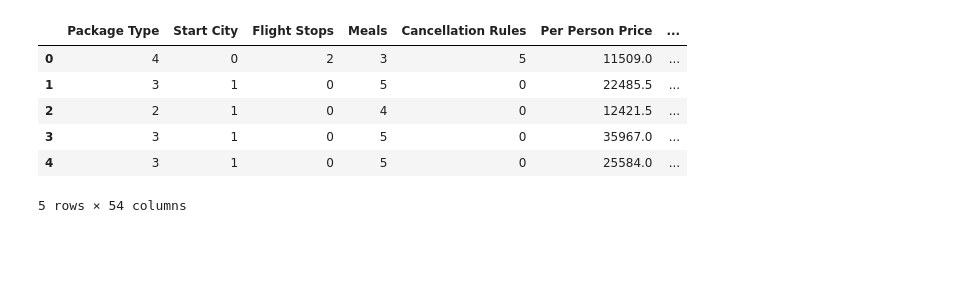
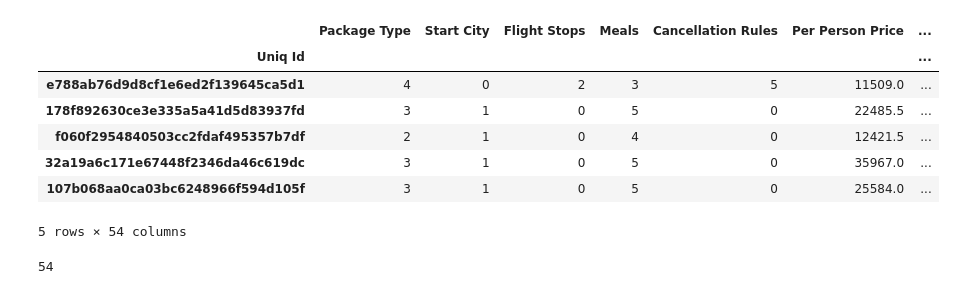
Before and after one commit to thunderock/machine_hack, a Jupyter notebook: price_prediction/modelling.ipynb, the cells around one changed output. Drawn from its saved outputs; the diff is of its cells as text; code cells hidden in the pictures; blank space fills up the shorter version.

```diff
--- a/price_prediction/modelling.ipynb
+++ b/price_prediction/modelling.ipynb
@@ -22,12 +22,39 @@ from sklearn.model_selection import GridSearchCV
 file = "features.csv"
 # %%
 df = pd.read_csv(file)
+df.set_index("Uniq Id", drop=True, inplace=True)
 df.head()
 # %% [output]
 |  | Package Type | Start City | Flight Stops | Meals | Cancellation Rules | Per Person Price | ... |
-| 0 | 4 | 0 | 2 | 3 | 5 | 11509.0 | ... |
-| 1 | 3 | 1 | 0 | 5 | 0 | 22485.5 | ... |
-| 2 | 2 | 1 | 0 | 4 | 0 | 12421.5 | ... |
-| 3 | 3 | 1 | 0 | 5 | 0 | 35967.0 | ... |
-| 4 | 3 | 1 | 0 | 5 | 0 | 25584.0 | ... |
+| Uniq Id |  |  |  |  |  |  | ... |
+| e788ab76d9d8cf1e6ed2f139645ca5d1 | 4 | 0 | 2 | 3 | 5 | 11509.0 | ... |
+| 178f892630ce3e335a5a41d5d83937fd | 3 | 1 | 0 | 5 | 0 | 22485.5 | ... |
+| f060f2954840503cc2fdaf495357b7df | 2 | 1 | 0 | 4 | 0 | 12421.5 | ... |
+| 32a19a6c171e67448f2346da46c619dc | 3 | 1 | 0 | 5 | 0 | 35967.0 | ... |
+| 107b068aa0ca03bc6248966f594d105f | 3 | 1 | 0 | 5 | 0 | 25584.0 | ... |
 5 rows × 54 columns
+# %%
+cat_cols = ['Package Type', 'Start City', 'Cancellation Rules',
+           'airline_0', 'airline_1', 'airline_2', 'airline_3',
+       'airline_4']
+reg_cols = ['Flight Stops', 'Meals', 'destination_count',
+       'airlines_count', 'sightseeing_count', 'hotel_details_count',
+       'place_covered_count', 'itinerary_count', 'package_name_length',
+           'package_name_0', 'package_name_1', 'package_name_2', 'package_name_3',
+       'package_name_4', 'package_name_5', 'package_name_6', 'package_name_7',
+       'package_name_8', 'package_name_9', 'destination_0', 'destination_1',
+       'destination_2', 'destination_3', 'places_covered_0',
+       'places_covered_1', 'places_covered_2', 'places_covered_3',
+       'sight_seeing_places_covered_0', 'sight_seeing_places_covered_1',
+       'sight_seeing_places_covered_3', 'sight_seeing_places_covered_4',
+       'itinerary_0', 'itinerary_1', 'itinerary_2', 'itinerary_3',
+       'hotel_details_0', 'hotel_details_1', 'hotel_details_2',
+       'hotel_details_3', 'hotel_details_4', 'hotel_details_5',
+       'hotel_details_6', 'hotel_details_7', 'hotel_details_8',
+       'hotel_details_9']
+
+target_col = 'Per Person Price'
+
+len(cat_cols) + len(reg_cols) + 1
+# %% [output]
+54
```
Also changed, not shown: parts of 8 cells of this notebook.
